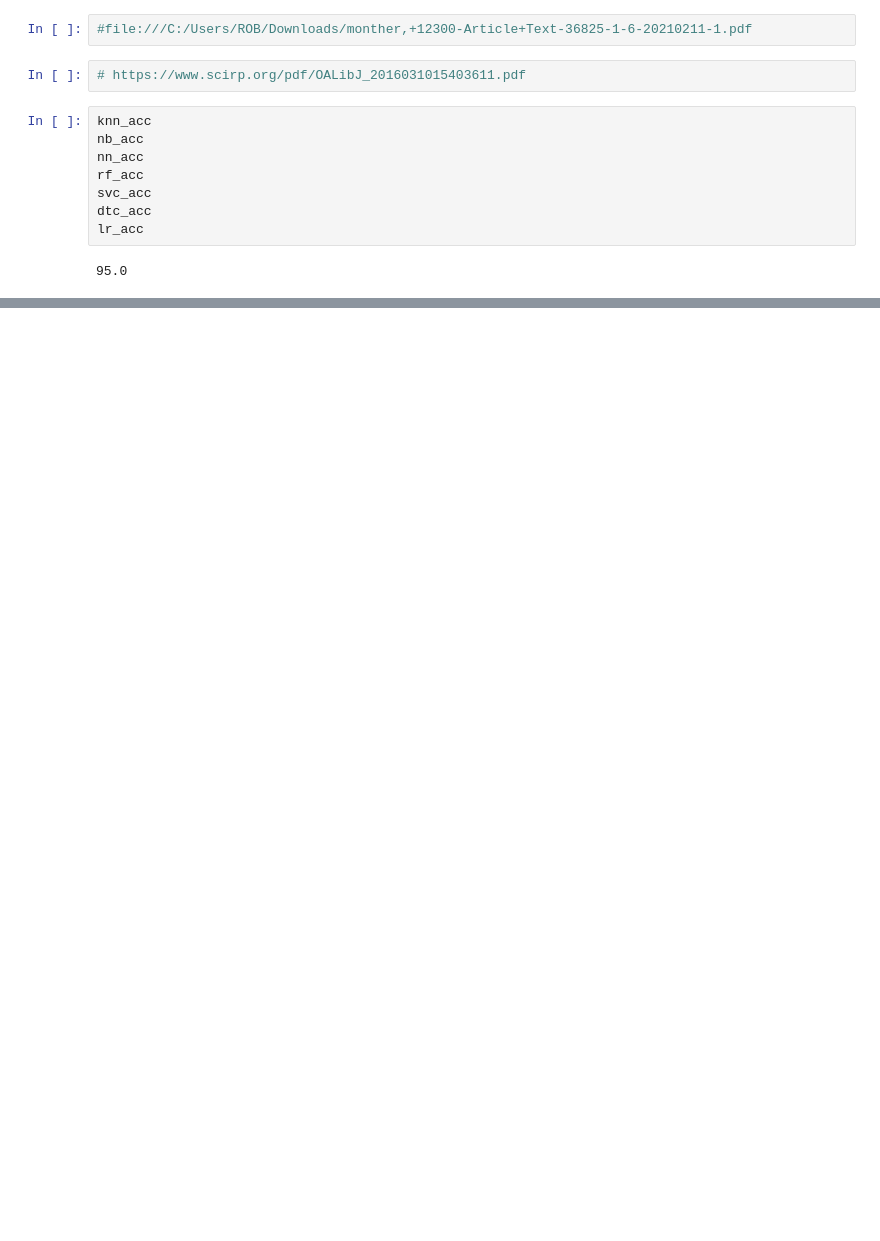
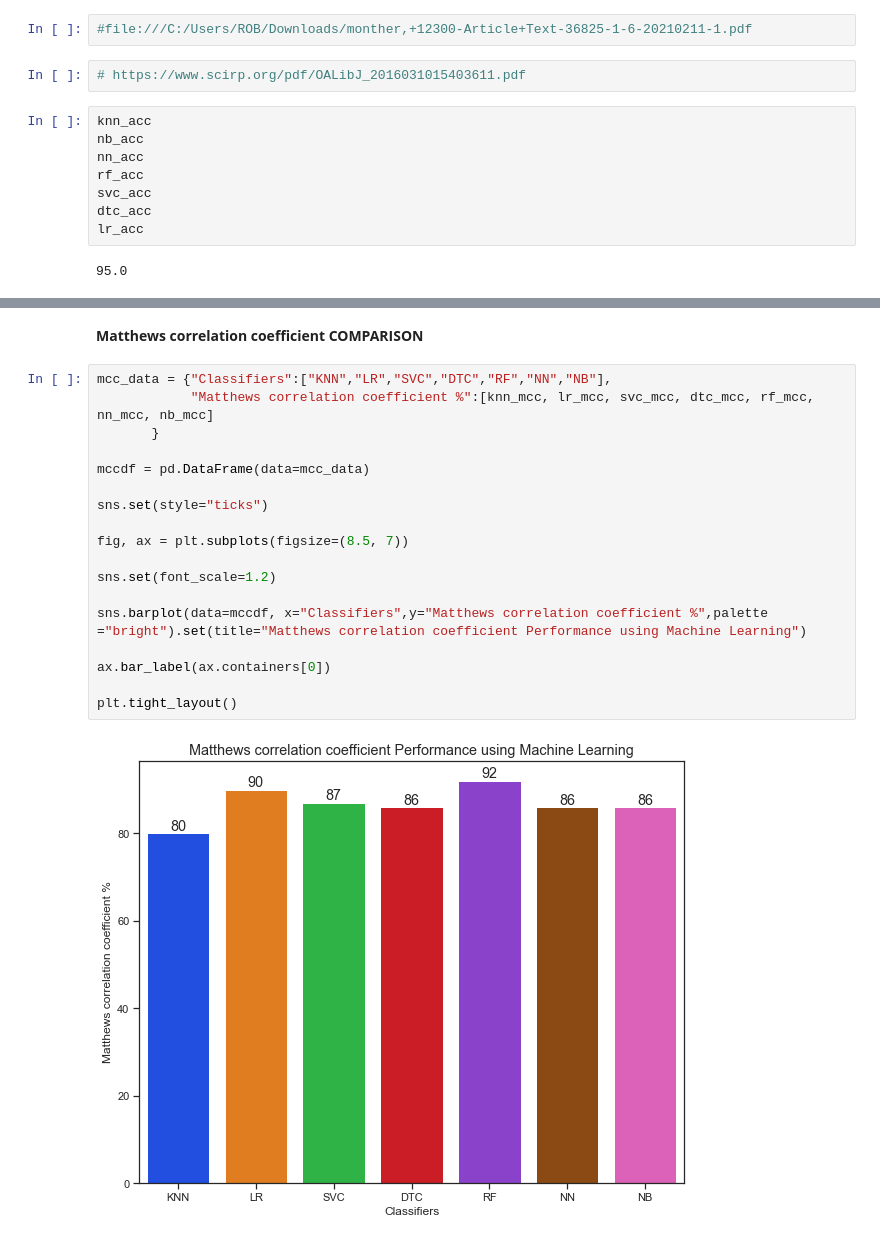
Before and after one commit to RobVergano/PDA22-Project-2, a Jupyter notebook: PDA22 Project 2.ipynb, the cells around one changed output, grey strips where cells are left out. Cells and saved outputs as stored; diff of their text form; blank space fills up the shorter version.

```diff
--- a/PDA22 Project 2.ipynb
+++ b/PDA22 Project 2.ipynb
@@ -760,0 +764,22 @@ plt.tight_layout()
+# %% [markdown]
+**Matthews correlation coefficient COMPARISON**
+# %%
+mcc_data = {"Classifiers":["KNN","LR","SVC","DTC","RF","NN","NB"],
+            "Matthews correlation coefficient %":[knn_mcc, lr_mcc, svc_mcc, dtc_mcc, rf_mcc, nn_mcc, nb_mcc]
+       }
+
+mccdf = pd.DataFrame(data=mcc_data)
+
+sns.set(style="ticks")
+
+fig, ax = plt.subplots(figsize=(8.5, 7))
+
+sns.set(font_scale=1.2)
+
+sns.barplot(data=mccdf, x="Classifiers",y="Matthews correlation coefficient %",palette ="bright").set(title="Matthews correlation coefficient Performance using Machine Learning")
+
+ax.bar_label(ax.containers[0])
+
+plt.tight_layout()
+# %% [output]
+[figure, added]
```
Also changed, not shown: parts of 92 cells of this notebook.
